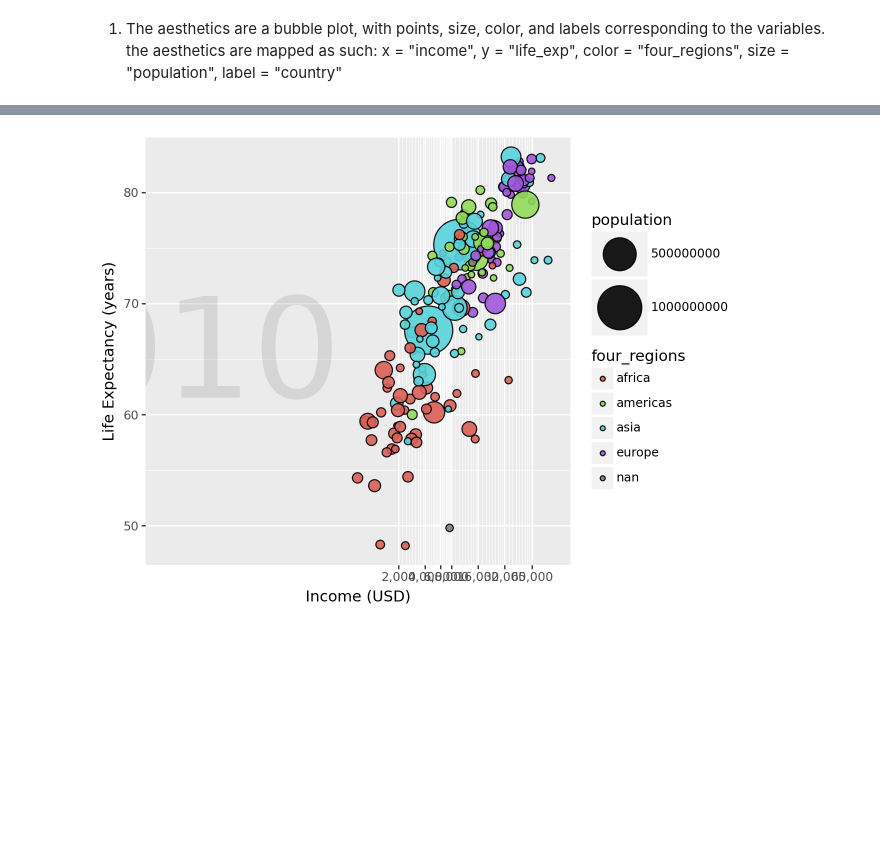
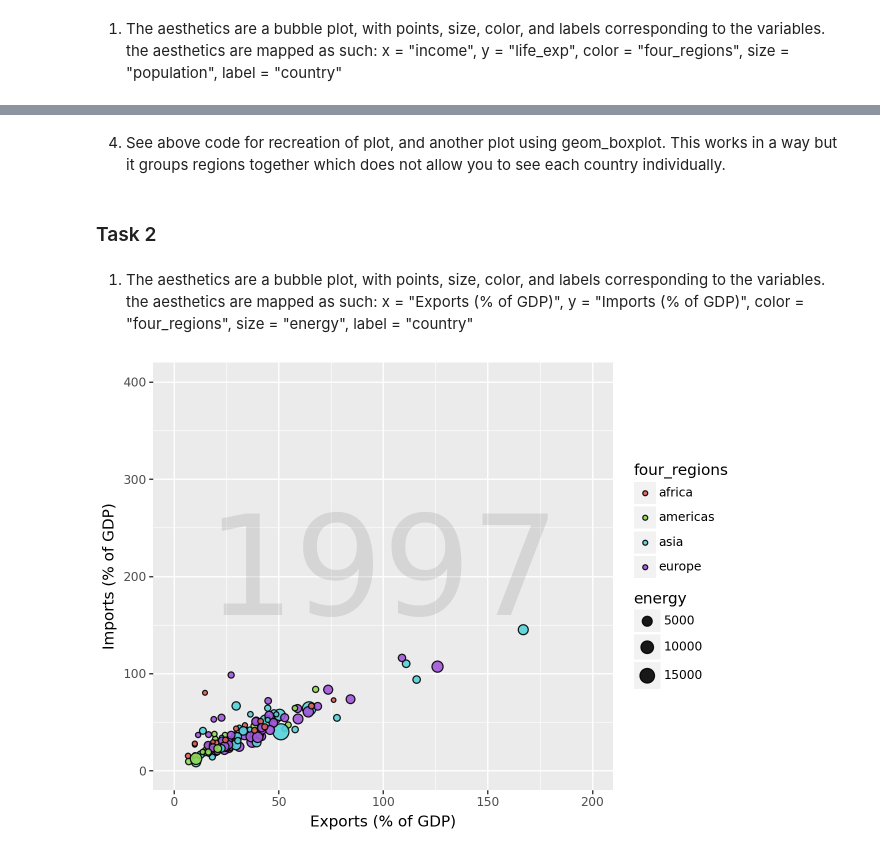
Before and after one commit to hblinken/GSB-544, a Jupyter notebook: Lab_1.ipynb, the cells around one changed output, grey strips where cells are left out. Drawn from its saved outputs; the diff is of its cells as text; code cells hidden in the pictures; blank space fills up the shorter version.

```diff
--- a/Lab_1.ipynb
+++ b/Lab_1.ipynb
@@ -74,27 +89,41 @@ aes(
-# %%
-import numpy as np
-# Shift income slightly to avoid zero values in log scale (add a small constant)
-q1_data_filtered['income_shifted'] = q1_data_filtered['income'] + 1
-
-# Custom breaks for the x-axis after log-like transformation
-x_breaks = [2000, 4000, 6000, 8000, 16000, 32000, 65000]
-
-# Create the plot
-(ggplot(q1_data_filtered,
-       aes(
-           x="income_shifted",  # Use the shifted income column
-           y="life_exp",
-           fill="four_regions",
-           size="population",
-           label="country"
-       ))
- + geom_point(alpha=0.9)
- # + geom_text(ha='left', va='bottom')
- + labs(x="Income (USD)", y="Life Expectancy (years)")
- + scale_size(range=(2, 20))
- # Use scale_x_continuous for manual control over breaks and labels
- + scale_x_continuous(trans='log10', breaks=x_breaks, labels=[f"{b:,}" for b in x_breaks])
- + annotate('text', x=np.log10(30000 + 1), y=65, label=str(year), size=100, alpha=0.2, color='gray')
-)
-# %% [output]
-[figure, removed]
+# %% [markdown]
+4. See above code for recreation of plot, and another plot using geom_boxplot. This works in a way but it groups regions together which does not allow you to see each country individually.
+# %% [markdown]
+### Task 2
+# %% [markdown]
+1. The aesthetics are a bubble plot, with points, size, color, and labels corresponding to the variables.
+the aesthetics are mapped as such:
+  x = "Exports (% of GDP)",
+  y = "Imports (% of GDP)",
+  color = "four_regions",
+  size = "energy",
+  label = "country"
+# %%
+q2_data_clean = q2_data.dropna(subset=['exports', 'imports', 'four_regions', 'energy', 'country'])
+# %%
+q2_data_clean.loc[:, 'energy'] = q2_data_clean['energy'].str.replace('4000', '400')
+# %%
+q2_data_clean.loc[:, 'energy'] = q2_data_clean['energy'].str.replace('19.3000', '19300')
+# %%
+q2_data_clean.loc[:, 'energy'] = q2_data_clean['energy'].astype(int)
+# %%
+year = "1997"
+(ggplot(q2_data_clean,
+aes(
+  x = "exports",
+  y = "imports",
+  fill = "four_regions",
+  size = "energy",
+  label = "country"
+))
++ geom_point(alpha = 0.9)
+#+ geom_text(ha='left', va='bottom')
++ labs(x="Exports (% of GDP)", y="Imports (% of GDP)")
++ xlim(0,200)
++ ylim(0, 400)
+#+ scale_size(range=(2,20))
+#+ scale_x_log10()
++ annotate('text', x=100, y=200, label=str(year), size=100, alpha=0.2, color='gray')
+)
+# %% [output]
+[figure, added]
```
Also changed, not shown: parts of 15 cells of this notebook, 14 other files.
